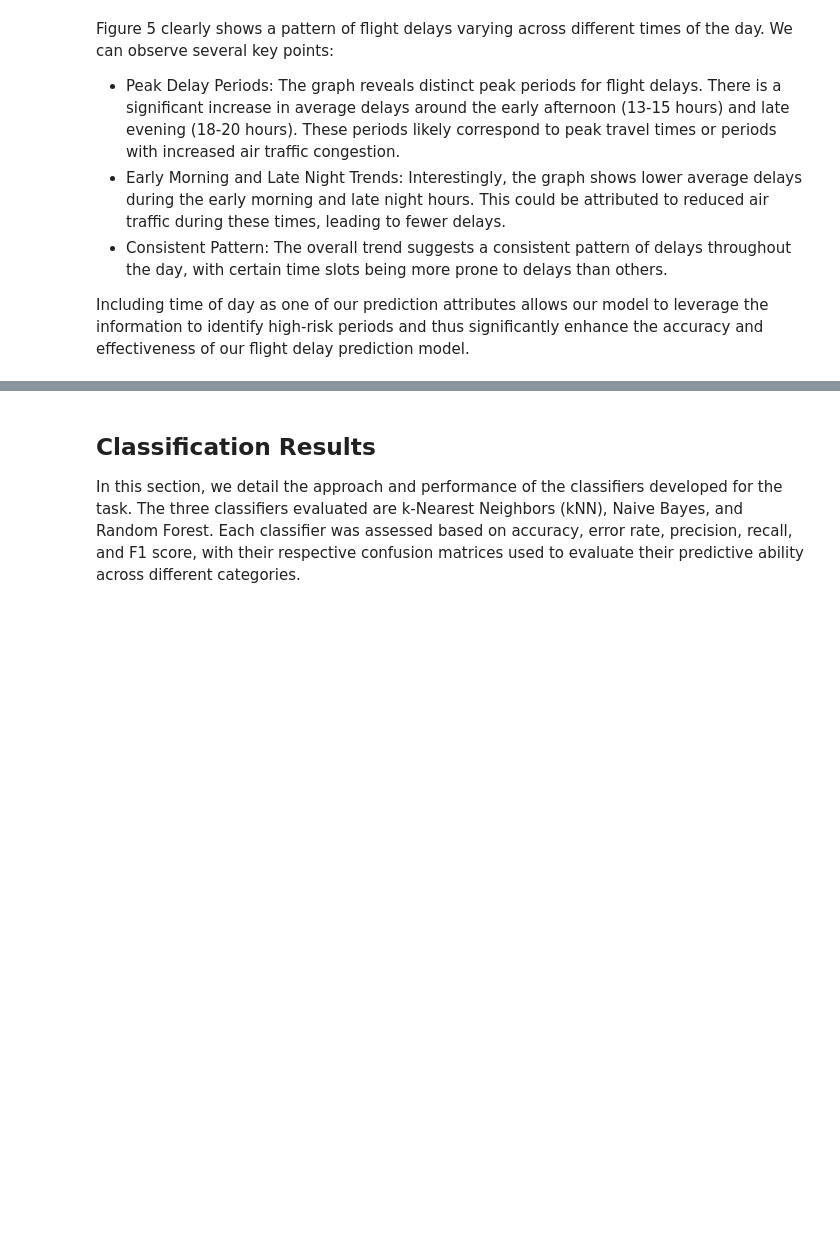
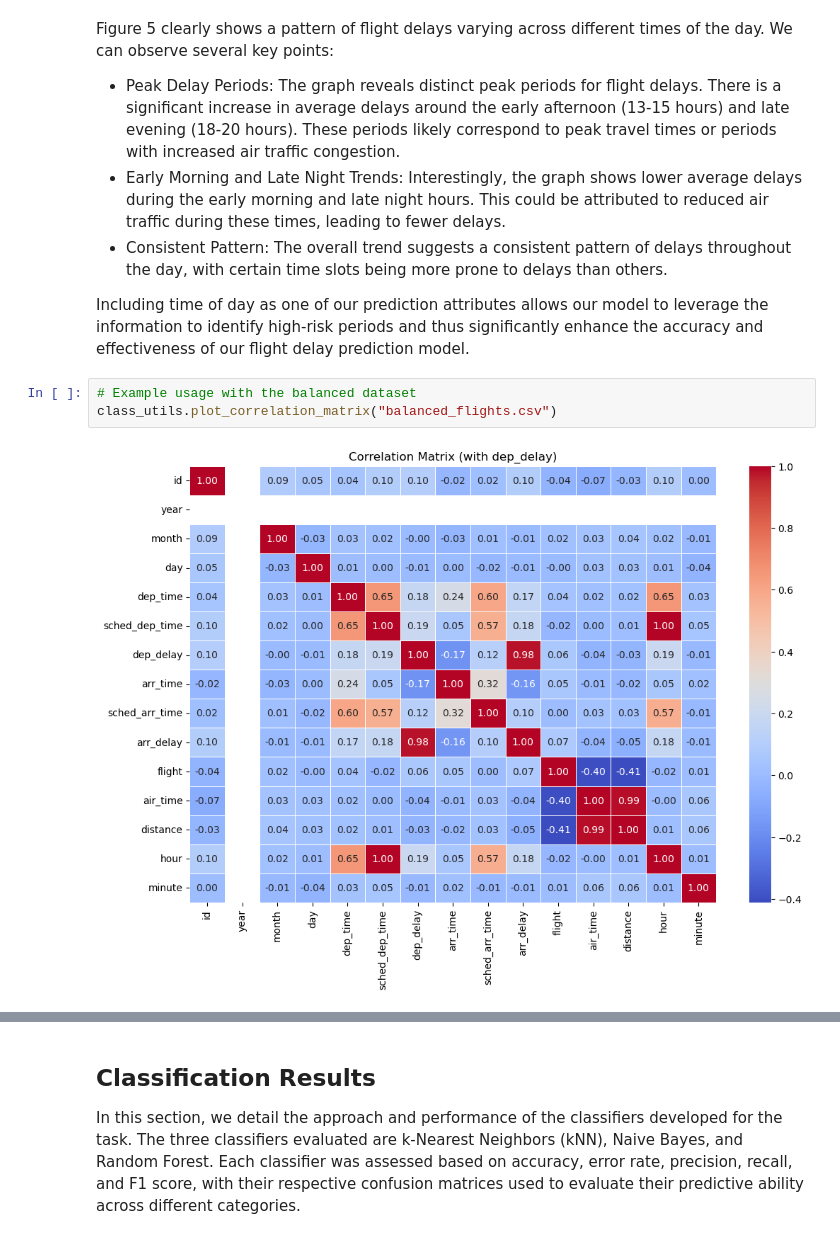
Before and after one commit to ifmay/DataScienceFinal, a Jupyter notebook: report.ipynb, the cells around one changed output, grey strips where cells are left out. Drawn from its saved outputs; the diff is of its cells as text; blank space fills up the shorter version.

Commit message:
added correlation matrix

```diff
--- a/report.ipynb
+++ b/report.ipynb
@@ -186,3 +186,8 @@ Figure 5 clearly shows a pattern of flight delays varying across different times
 - Consistent Pattern: The overall trend suggests a consistent pattern of delays throughout the day, with certain time slots being more prone to delays than others.
 
 Including time of day as one of our prediction attributes allows our model to leverage the information to identify high-risk periods and thus significantly enhance the accuracy and effectiveness of our flight delay prediction model.
+# %%
+# Example usage with the balanced dataset
+class_utils.plot_correlation_matrix("balanced_flights.csv")
+# %% [output]
+[figure, added]
```
Also changed, not shown: parts of 1 cell of this notebook, 2 other files.
